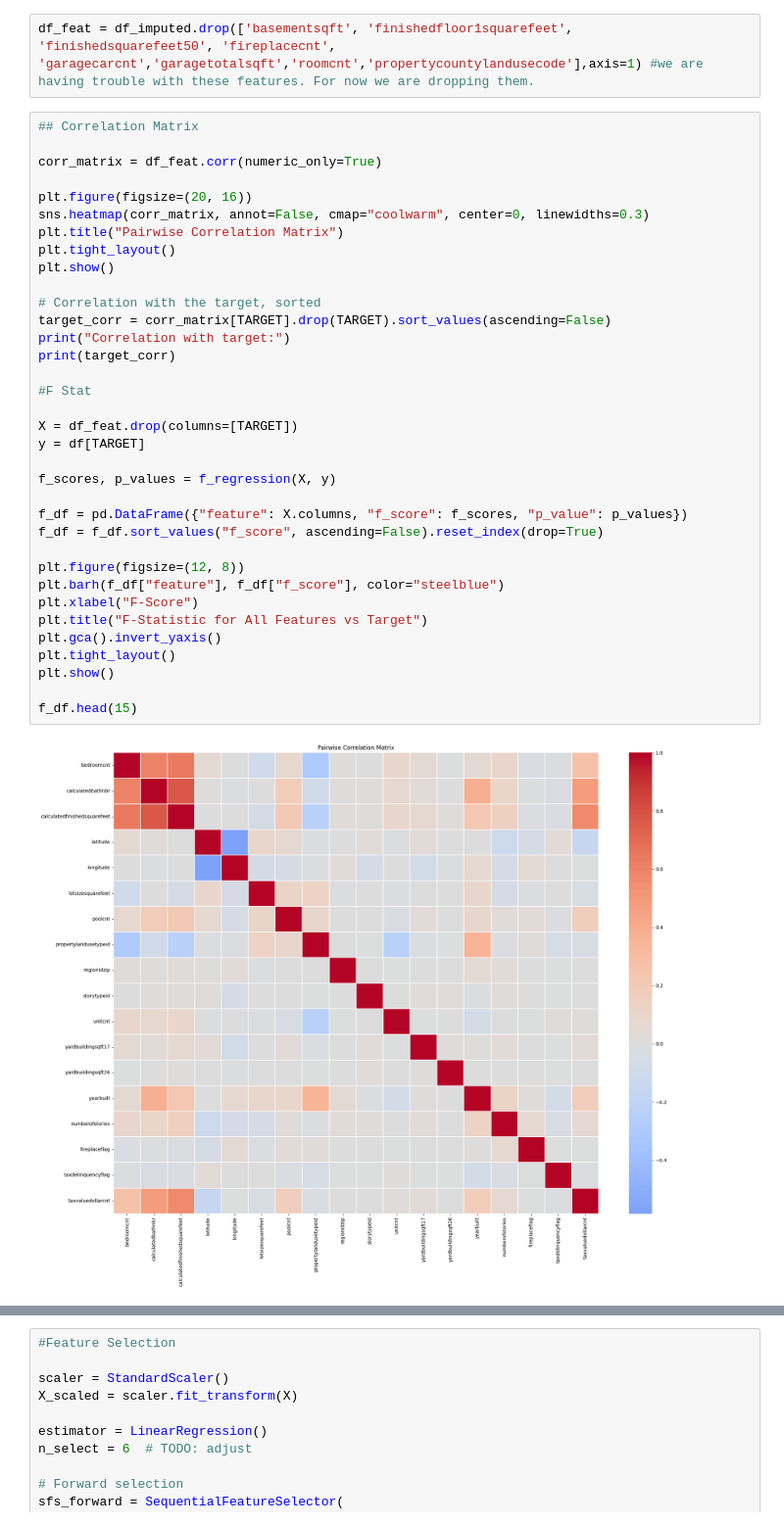
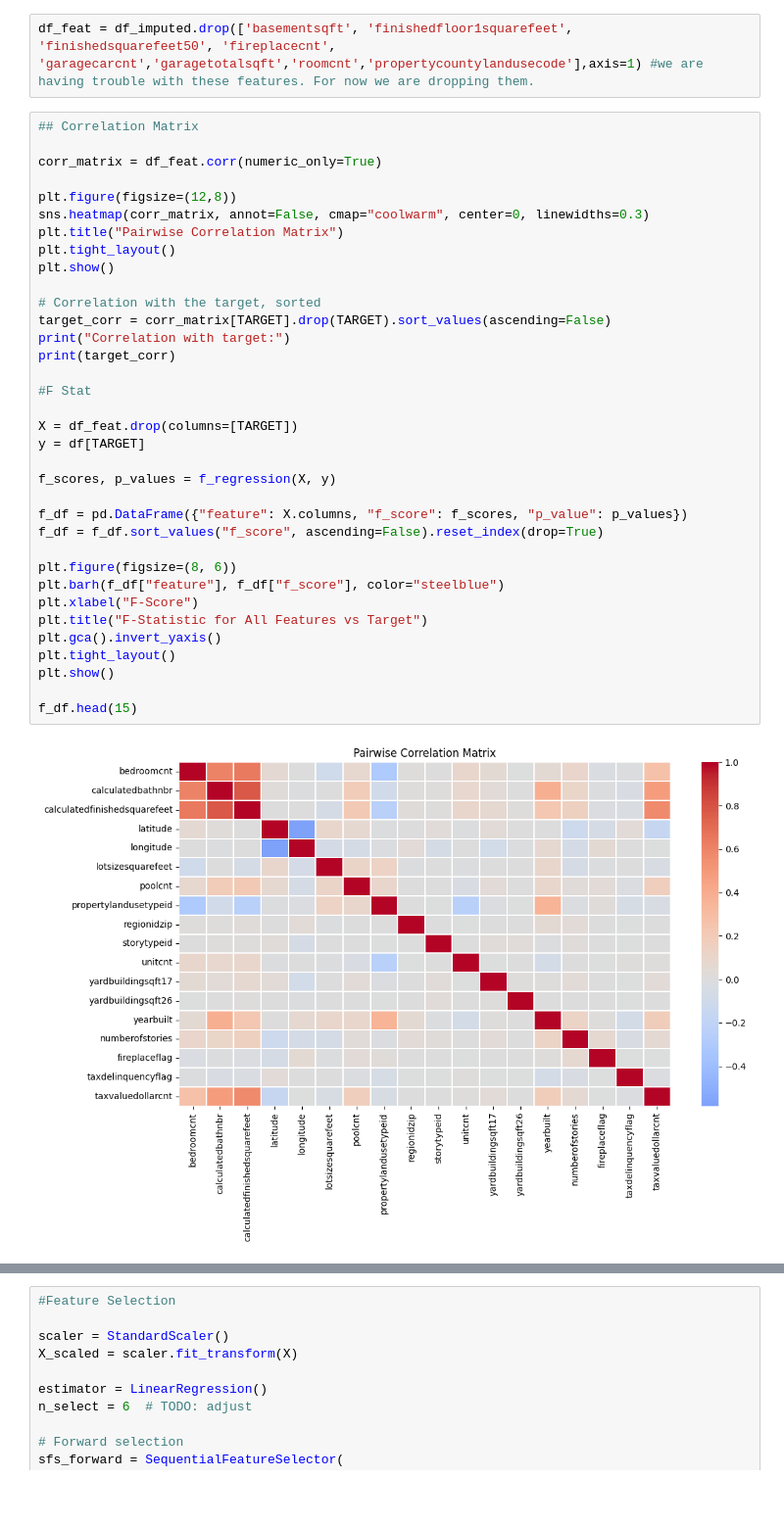
Before and after one commit to kumargaurav-bu-edu/bu_shared_projects, a Jupyter notebook: Milestone_01.ipynb, the cells around one changed output, grey strips where cells are left out. Shown at 98% size. Cells and saved outputs as stored; diff of their text form; blank space fills up the shorter version.

```diff
--- a/Milestone_01.ipynb
+++ b/Milestone_01.ipynb
@@ -845,38 +846,38 @@ df_feat = df_imputed.drop(['basementsqft', 'finishedfloor1squarefeet', 'finished
 
 corr_matrix = df_feat.corr(numeric_only=True)
 
-plt.figure(figsize=(20, 16))
+plt.figure(figsize=(12,8))
 sns.heatmap(corr_matrix, annot=False, cmap="coolwarm", center=0, linewidths=0.3)
 plt.title("Pairwise Correlation Matrix")
 plt.tight_layout()
 plt.show()
 
 # Correlation with the target, sorted
 target_corr = corr_matrix[TARGET].drop(TARGET).sort_values(ascending=False)
 print("Correlation with target:")
 print(target_corr)
 
 #F Stat
 
 X = df_feat.drop(columns=[TARGET])
 y = df[TARGET]
 
 f_scores, p_values = f_regression(X, y)
 
 f_df = pd.DataFrame({"feature": X.columns, "f_score": f_scores, "p_value": p_values})
 f_df = f_df.sort_values("f_score", ascending=False).reset_index(drop=True)
 
-plt.figure(figsize=(12, 8))
+plt.figure(figsize=(8, 6))
 plt.barh(f_df["feature"], f_df["f_score"], color="steelblue")
 plt.xlabel("F-Score")
 plt.title("F-Statistic for All Features vs Target")
 plt.gca().invert_yaxis()
 plt.tight_layout()
 plt.show()
 
 f_df.head(15)
 # %% [output]
-[figure, old version]
+[figure, new version]
 Correlation with target:
 calculatedfinishedsquarefeet    0.571458
 calculatedbathnbr               0.481226
```
Also changed, not shown: parts of 8 cells of this notebook, 1 other file.
